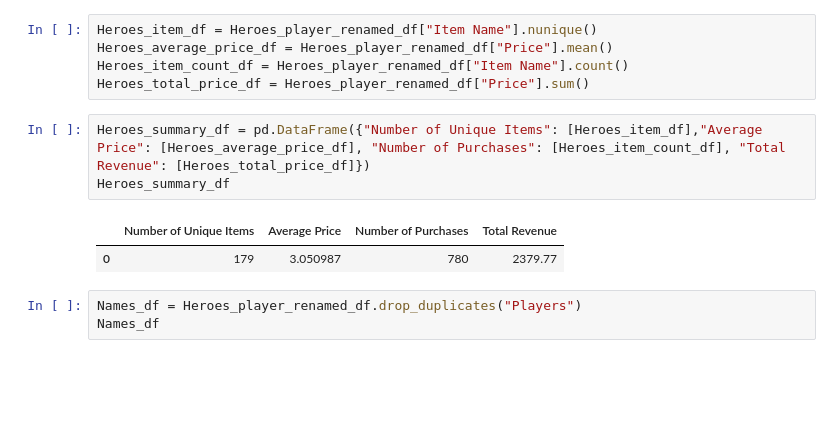
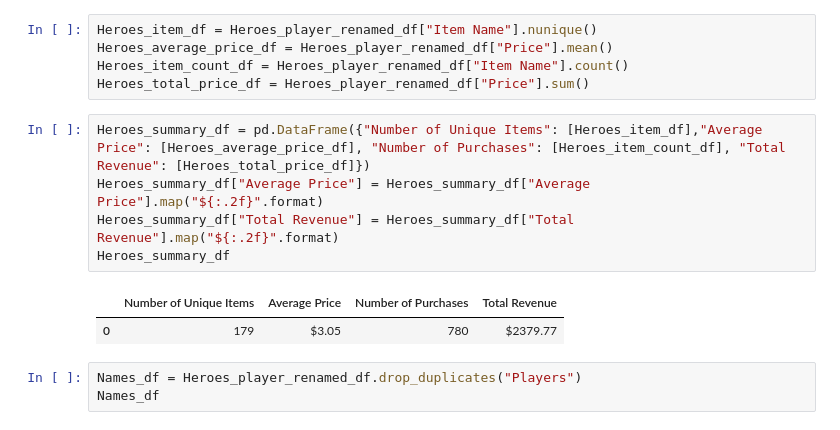
Before and after one commit to Ian916-Koenes/Pandas-Challenge, a Jupyter notebook: HeroesOfPymoli.ipynb, the cells around one changed output. Cells and saved outputs as stored; diff of their text form; blank space fills up the shorter version.

```diff
--- a/HeroesOfPymoli.ipynb
+++ b/HeroesOfPymoli.ipynb
@@ -48,10 +48,12 @@ Heroes_item_count_df = Heroes_player_renamed_df["Item Name"].count()
 Heroes_total_price_df = Heroes_player_renamed_df["Price"].sum()
 # %%
 Heroes_summary_df = pd.DataFrame({"Number of Unique Items": [Heroes_item_df],"Average Price": [Heroes_average_price_df], "Number of Purchases": [Heroes_item_count_df], "Total Revenue": [Heroes_total_price_df]})
+Heroes_summary_df["Average Price"] = Heroes_summary_df["Average Price"].map("${:.2f}".format)
+Heroes_summary_df["Total Revenue"] = Heroes_summary_df["Total Revenue"].map("${:.2f}".format)
 Heroes_summary_df
 # %% [output]
 |  | Number of Unique Items | Average Price | Number of Purchases | Total Revenue |
-| 0 | 179 | 3.050987 | 780 | 2379.77 |
+| 0 | 179 | $3.05 | 780 | $2379.77 |
 # %%
 Names_df = Heroes_player_renamed_df.drop_duplicates("Players")
 Names_df
```
Also changed, not shown: parts of 11 cells of this notebook.
